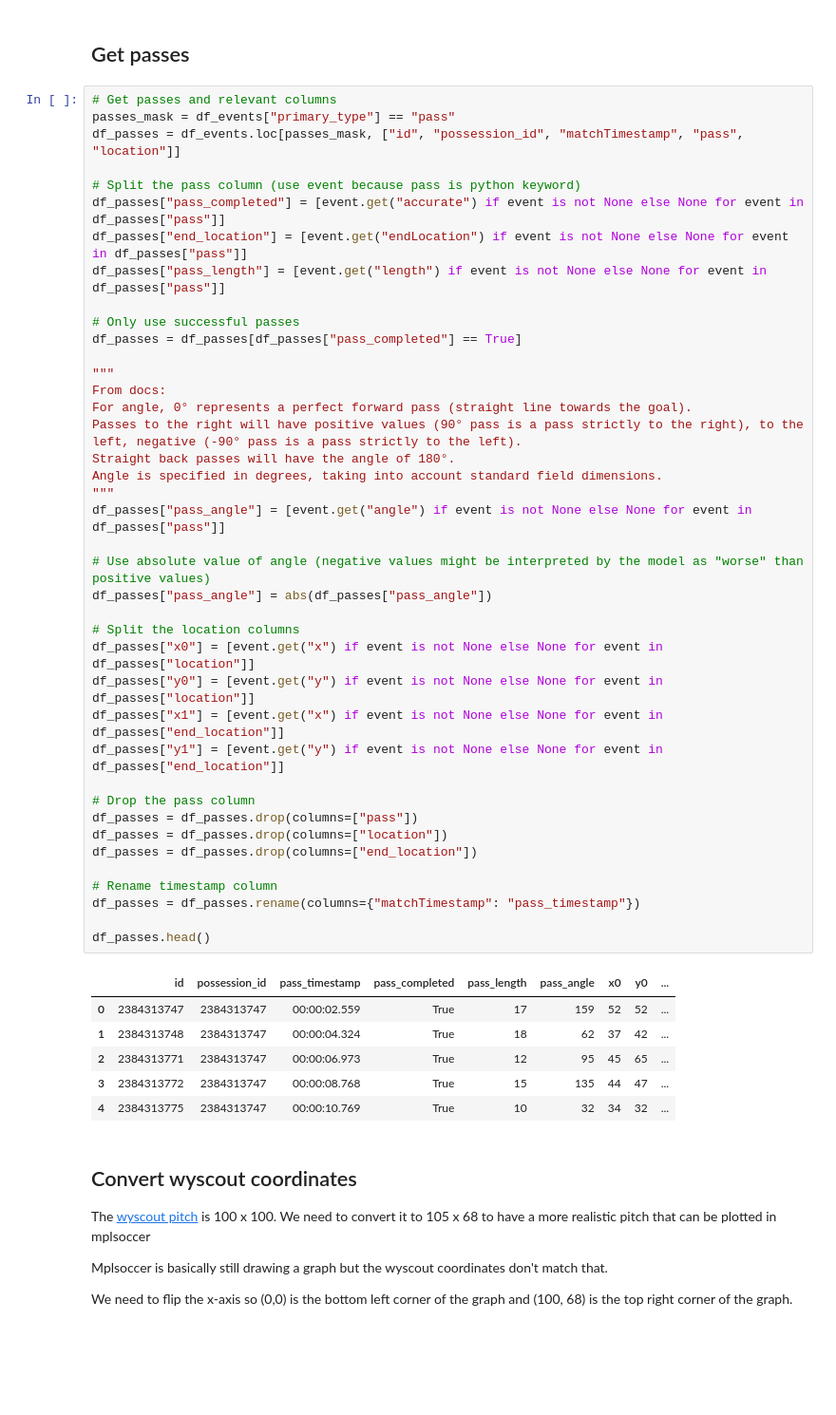
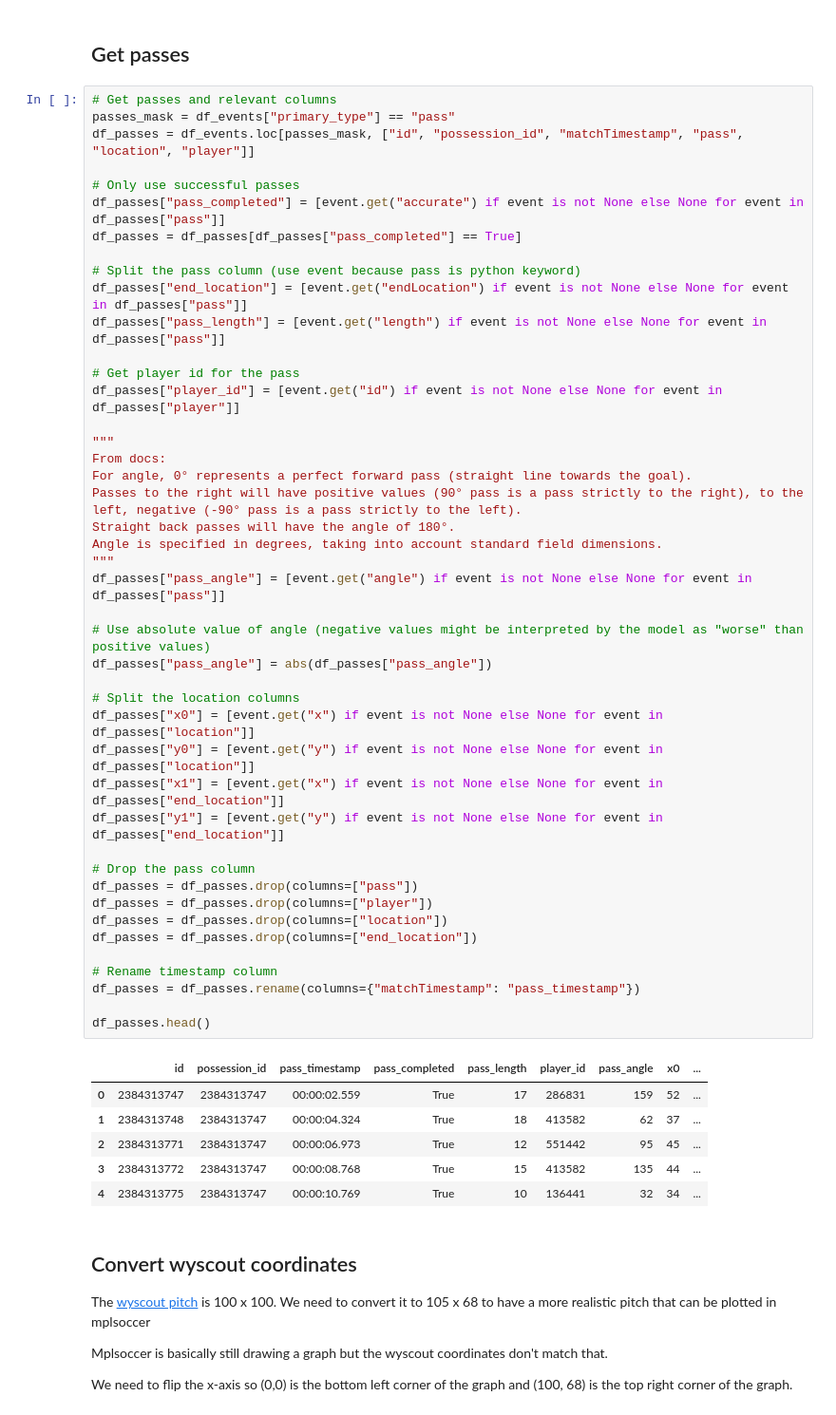
Before and after one commit to MarijnSt/soccermatics-project-2, a Jupyter notebook: notebooks/expected_danger.ipynb, the cells around one changed output. Shown: that part at 95% size. Saved outputs shown, nothing was run; the diff lists cells and outputs as text; blank space fills up the shorter version.

Commit message:
feat: keep player id for df_passes

```diff
--- a/notebooks/expected_danger.ipynb
+++ b/notebooks/expected_danger.ipynb
@@ -271,50 +271,54 @@ df_events.head()
 # %%
 # Get passes and relevant columns
 passes_mask = df_events["primary_type"] == "pass"
-df_passes = df_events.loc[passes_mask, ["id", "possession_id", "matchTimestamp", "pass", "location"]]
+df_passes = df_events.loc[passes_mask, ["id", "possession_id", "matchTimestamp", "pass", "location", "player"]]
+
+# Only use successful passes
+df_passes["pass_completed"] = [event.get("accurate") if event is not None else None for event in df_passes["pass"]]
+df_passes = df_passes[df_passes["pass_completed"] == True]
 
 # Split the pass column (use event because pass is python keyword)
-df_passes["pass_completed"] = [event.get("accurate") if event is not None else None for event in df_passes["pass"]]
 df_passes["end_location"] = [event.get("endLocation") if event is not None else None for event in df_passes["pass"]]
 df_passes["pass_length"] = [event.get("length") if event is not None else None for event in df_passes["pass"]]
 
-# Only use successful passes
-df_passes = df_passes[df_passes["pass_completed"] == True]
+# Get player id for the pass
+df_passes["player_id"] = [event.get("id") if event is not None else None for event in df_passes["player"]]
 
 """
 From docs:
 For angle, 0° represents a perfect forward pass (straight line towards the goal).
 Passes to the right will have positive values (90° pass is a pass strictly to the right), to the left, negative (-90° pass is a pass strictly to the left).
 Straight back passes will have the angle of 180°.
 Angle is specified in degrees, taking into account standard field dimensions.
 """
 df_passes["pass_angle"] = [event.get("angle") if event is not None else None for event in df_passes["pass"]]
 
 # Use absolute value of angle (negative values might be interpreted by the model as "worse" than positive values)
 df_passes["pass_angle"] = abs(df_passes["pass_angle"])
 
 # Split the location columns
 df_passes["x0"] = [event.get("x") if event is not None else None for event in df_passes["location"]]
 df_passes["y0"] = [event.get("y") if event is not None else None for event in df_passes["location"]]
 df_passes["x1"] = [event.get("x") if event is not None else None for event in df_passes["end_location"]]
 df_passes["y1"] = [event.get("y") if event is not None else None for event in df_passes["end_location"]]
 
 # Drop the pass column
 df_passes = df_passes.drop(columns=["pass"])
+df_passes = df_passes.drop(columns=["player"])
 df_passes = df_passes.drop(columns=["location"])
 df_passes = df_passes.drop(columns=["end_location"])
 
 # Rename timestamp column
 df_passes = df_passes.rename(columns={"matchTimestamp": "pass_timestamp"})
 
 df_passes.head()
 # %% [output]
-|  | id | possession_id | pass_timestamp | pass_completed | pass_length | pass_angle | x0 | y0 | ... |
-| 0 | 2384313747 | 2384313747 | 00:00:02.559 | True | 17 | 159 | 52 | 52 | ... |
-| 1 | 2384313748 | 2384313747 | 00:00:04.324 | True | 18 | 62 | 37 | 42 | ... |
-| 2 | 2384313771 | 2384313747 | 00:00:06.973 | True | 12 | 95 | 45 | 65 | ... |
-| 3 | 2384313772 | 2384313747 | 00:00:08.768 | True | 15 | 135 | 44 | 47 | ... |
-| 4 | 2384313775 | 2384313747 | 00:00:10.769 | True | 10 | 32 | 34 | 32 | ... |
+|  | id | possession_id | pass_timestamp | pass_completed | pass_length | player_id | pass_angle | x0 | ... |
+| 0 | 2384313747 | 2384313747 | 00:00:02.559 | True | 17 | 286831 | 159 | 52 | ... |
+| 1 | 2384313748 | 2384313747 | 00:00:04.324 | True | 18 | 413582 | 62 | 37 | ... |
+| 2 | 2384313771 | 2384313747 | 00:00:06.973 | True | 12 | 551442 | 95 | 45 | ... |
+| 3 | 2384313772 | 2384313747 | 00:00:08.768 | True | 15 | 413582 | 135 | 44 | ... |
+| 4 | 2384313775 | 2384313747 | 00:00:10.769 | True | 10 | 136441 | 32 | 34 | ... |
 # %% [markdown]
 ## Convert wyscout coordinates
 
```
Also changed, not shown: parts of 1 cell of this notebook.
